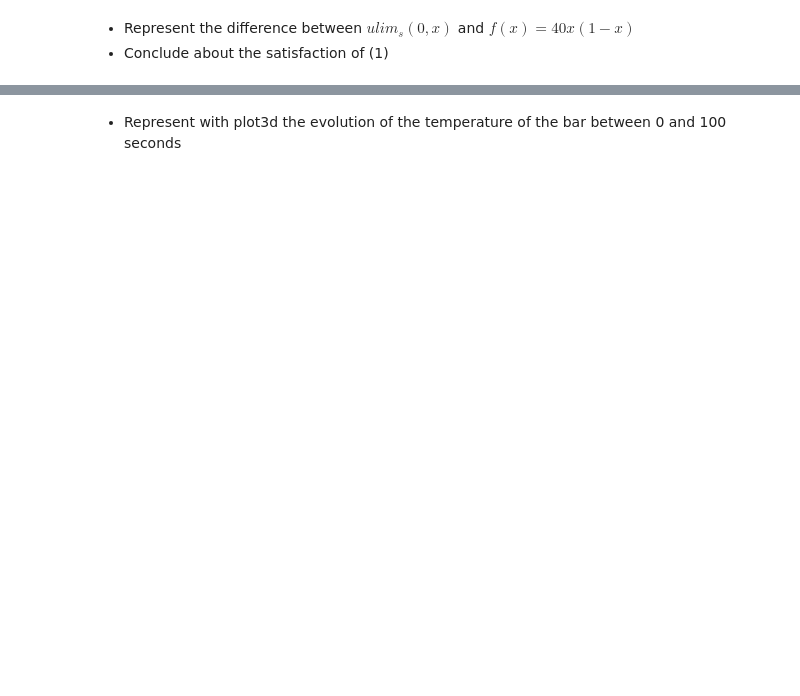
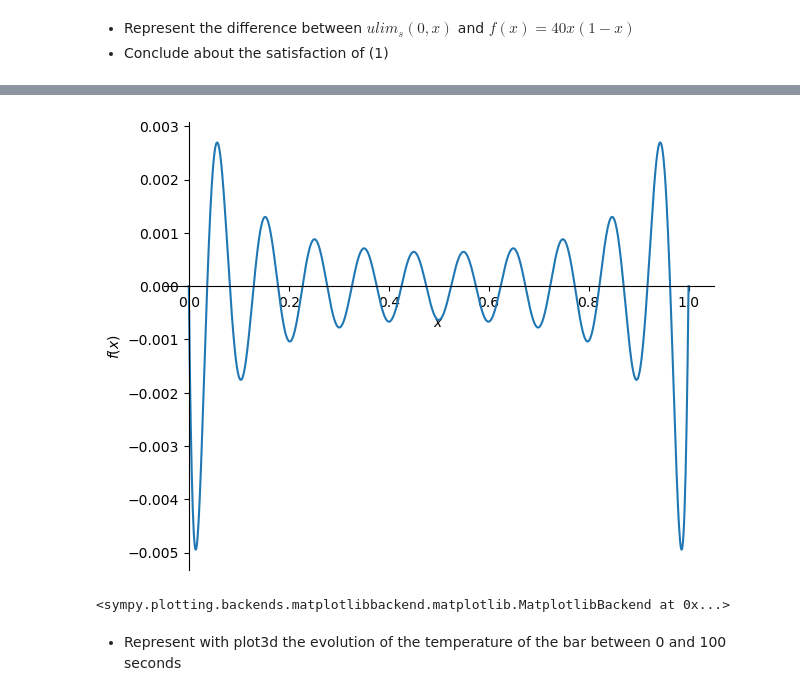
Before and after one commit to fabiolameffofaha-lab/ESILV-NextGenAI-TD, a Jupyter notebook: 1-sympy/exercises/lecture-SymPy-3_exo.ipynb, the cells around one changed output, grey strips where cells are left out. Cells and saved outputs as stored; diff of their text form; code cells hidden in the pictures; blank space fills up the shorter version.

```diff
--- a/1-sympy/exercises/lecture-SymPy-3_exo.ipynb
+++ b/1-sympy/exercises/lecture-SymPy-3_exo.ipynb
@@ -142,3 +359,11 @@ The objective is to verify that the equations (1) ... (4) are verified by $u_s$.
 
 * Declare the needed symbols with their correct type constraints (Hint: a function f is needed)
 * Declare symbolically $F_n, u_s$ (Hint: use the summation function)
+# %%
+a, L, x, y = sym.symbols("a L x y", real=True, positive=True)
+n = sym.symbols("n", integer=True, positive=True)
+u = sym.Function("u", real=True)
+f = sym.Function("f", real=True)
+# %%
+Fn = 2/L* sym.integrate( f(y)*sym.sin(n*sym.pi*y/L), (y,0,L))
+Fn
@@ -156,3 +411,7 @@ Instead of considering an infinite series for $u_s$, we will use a limited expan
 We suppose that the bar has a length of 1 meter and is made of metal with diffusivity coefficient equal to $10^{-3}$ with an initial difference of temperature between its middle and the edge of 10 degrees.
 
 * Calculate $ulim_s$ with $L=1, a=10^{-3}, f(y)=40y(1-y)$.
+# %%
+b_s = sym.summation( Fn*sym.sin(n*sym.pi*x/L)*sym.exp(-(n**2 * sym.pi**2 / L**2 )*a*t), (n,1,20) )
+ulim_s = b_s.subs({L:1,a:1E-3, f(y):40*y*(1-y)}).simplify().expand()
+ulim_s
@@ -159,3 +420,6 @@ We suppose that the bar has a length of 1 meter and is made of metal with diffus
 # %% [markdown]
 * Represent the difference between $ulim_s(0,x)$ and $f(x)=40x(1-x)$
 * Conclude about the satisfaction of (1)
+# %%
+d_x = ulim_s.subs(t,0) - 40*x*(1-x)
+d_x
@@ -162,2 +428,7 @@ We suppose that the bar has a length of 1 meter and is made of metal with diffus
+# %%
+sym.plot(d_x,(x,0,1))
+# %% [output]
+[figure, added]
+<sympy.plotting.backends.matplotlibbackend.matplotlib.MatplotlibBackend at 0x...>
 # %% [markdown]
 * Represent with plot3d the evolution of the temperature of the bar between 0 and 100 seconds
```
Also changed, not shown: parts of 53 cells of this notebook.
